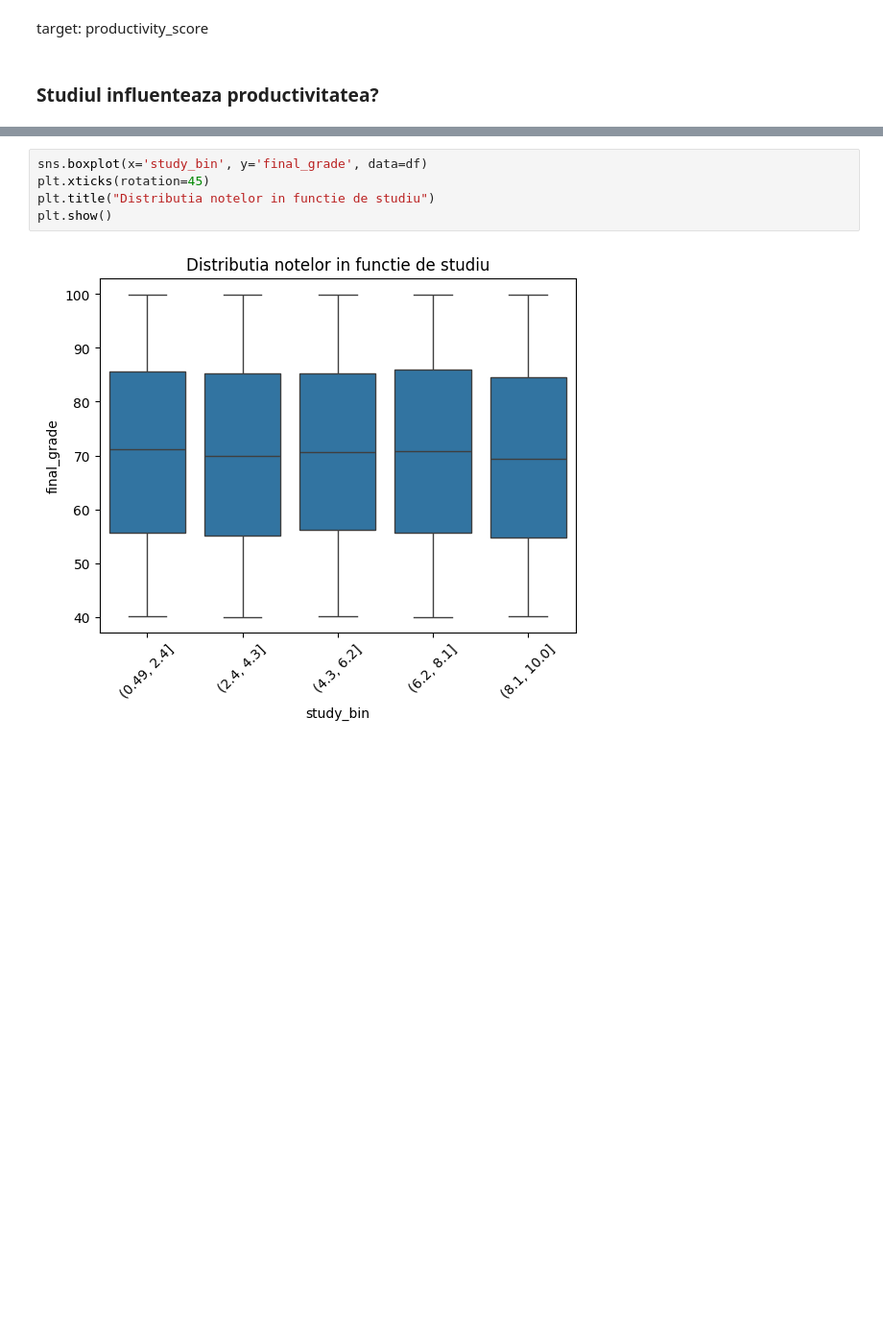
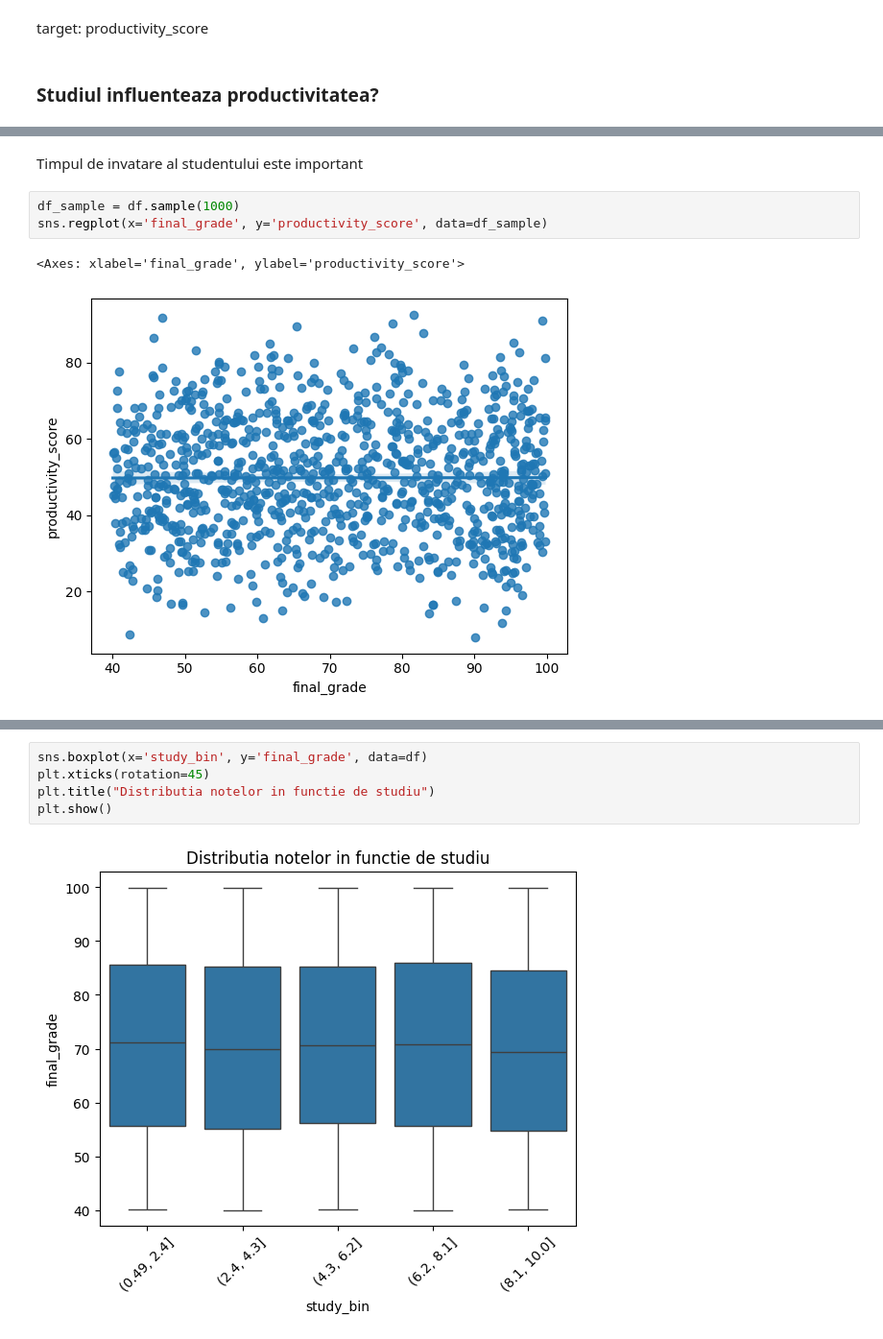
Before and after one commit to tbno9/Sisteme_Inteligente_proiect, a Jupyter notebook: ml_prezicere.ipynb, the cells around one changed output, grey strips where cells are left out. Shown at 96% size. Drawn from its saved outputs; the diff is of its cells as text; blank space fills up the shorter version.

```diff
--- a/ml_prezicere.ipynb
+++ b/ml_prezicere.ipynb
@@ -67,0 +68,8 @@ sns.scatterplot(x='study_hours_per_day', y='productivity_score', data=df_sample)
+# %% [markdown]
+Timpul de invatare al studentului este important
+# %%
+df_sample = df.sample(1000)
+sns.regplot(x='final_grade', y='productivity_score', data=df_sample)
+# %% [output]
+<Axes: xlabel='final_grade', ylabel='productivity_score'>
+[figure, added]
```
Also changed, not shown: parts of 8 cells of this notebook, 1 other file.
